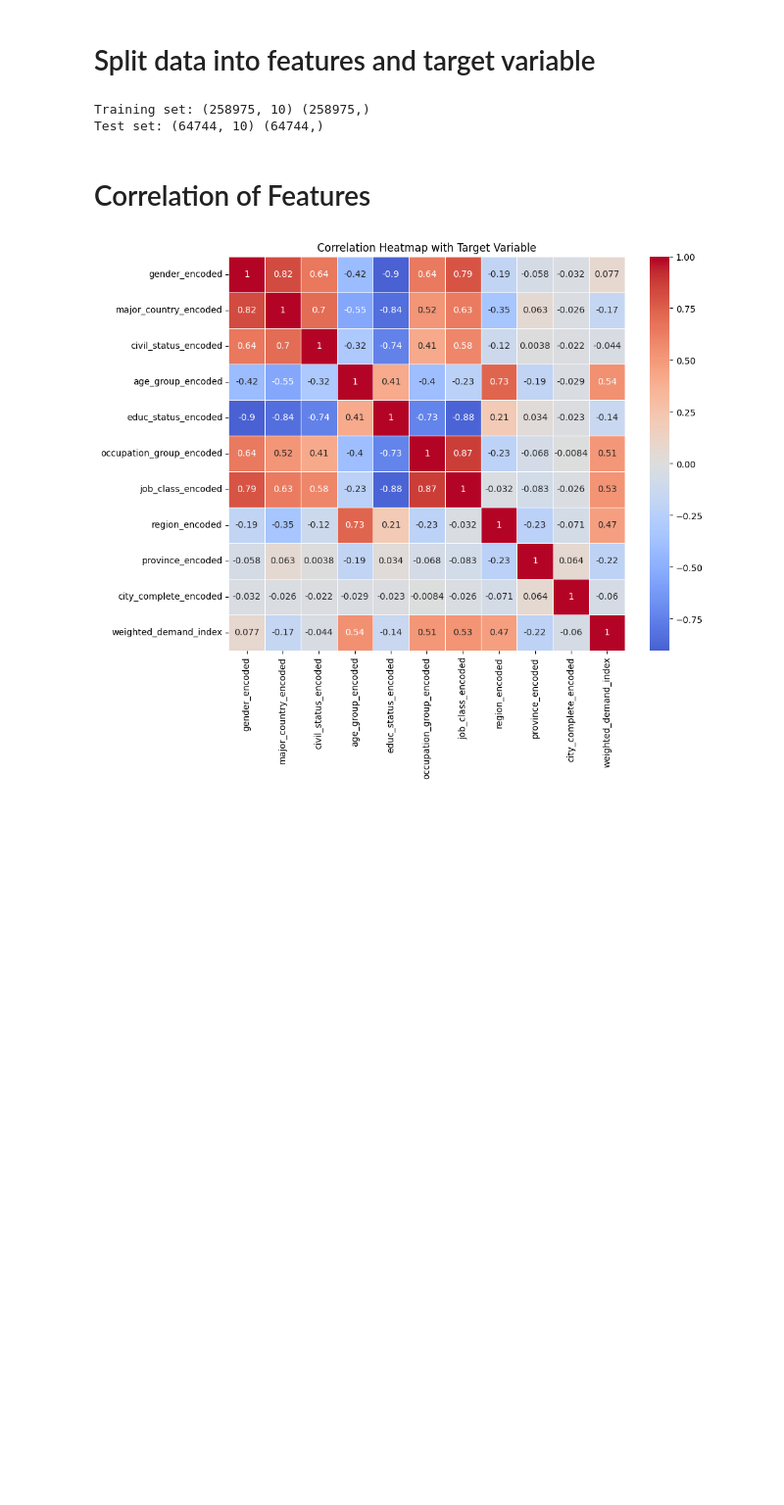
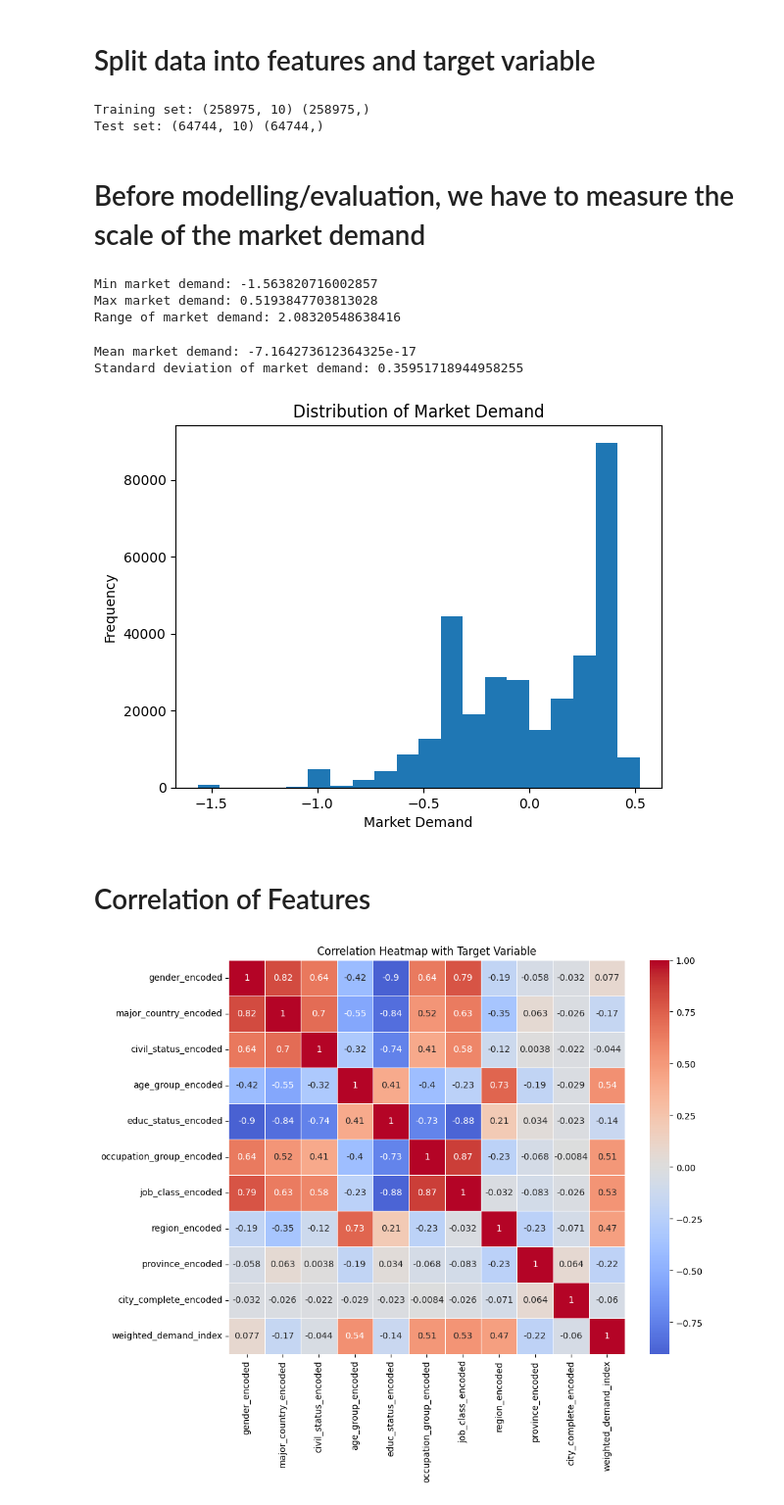
Before and after one commit to ifiecas/marketdemand, a Jupyter notebook: Market_Demand_Prediction.ipynb, the cells around one changed output. Shown at 98% size. Cells and saved outputs as stored; diff of their text form; code cells hidden in the pictures; blank space fills up the shorter version.

Commit message:
Kaggle Notebook | Predicting Market Trends for Filipino Communities  | Version 6

```diff
--- a/Market_Demand_Prediction.ipynb
+++ b/Market_Demand_Prediction.ipynb
@@ -945,6 +947,41 @@ print("Test set:", X_test.shape, y_test.shape)
 # %% [output]
 Training set: (258975, 10) (258975,)
 Test set: (64744, 10) (64744,)
+# %% [markdown]
+# Before modelling/evaluation, we have to measure the scale of the market demand
+# %%
+import numpy as np
+
+min_demand = np.min(y)
+max_demand = np.max(y)
+range_demand = max_demand - min_demand
+
+print(f"Min market demand: {min_demand}")
+print(f"Max market demand: {max_demand}")
+print(f"Range of market demand: {range_demand}")
+# %% [output]
+Min market demand: -1.563820716002857
+Max market demand: 0.5193847703813028
+Range of market demand: 2.08320548638416
+# %%
+mean_demand = np.mean(y)
+std_demand = np.std(y)
+
+print(f"Mean market demand: {mean_demand}")
+print(f"Standard deviation of market demand: {std_demand}")
+# %% [output]
+Mean market demand: -7.164273612364325e-17
+Standard deviation of market demand: 0.35951718944958255
+# %%
+import matplotlib.pyplot as plt
+
+plt.hist(y, bins=20)
+plt.title("Distribution of Market Demand")
+plt.xlabel("Market Demand")
+plt.ylabel("Frequency")
+plt.show()
+# %% [output]
+[figure, added]
 # %% [markdown]
 # Correlation of Features
 # %%
```
Also changed, not shown: parts of 14 cells of this notebook.
